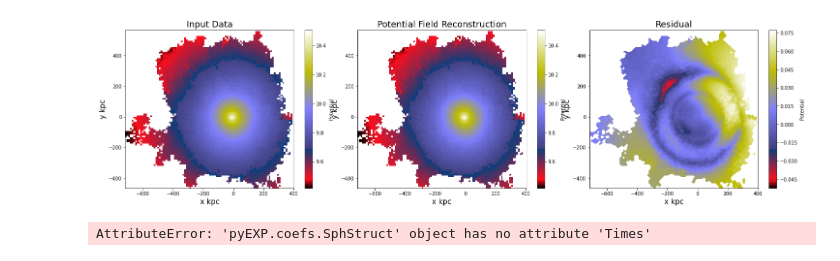
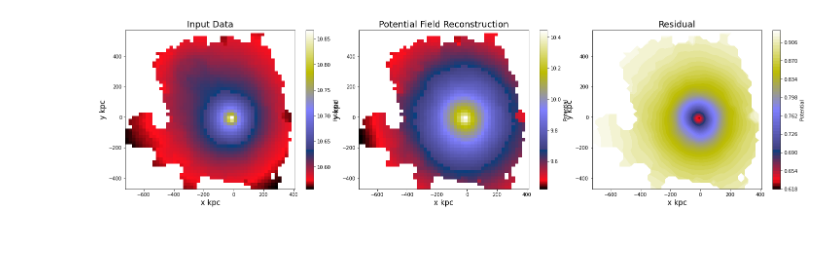
Before and after one commit to jngaravitoc/auriga-exp, a Jupyter notebook: src/TestHalo with pyEXP.ipynb, the cells around one changed output. Cells and saved outputs as stored; diff of their text form; code cells hidden in the pictures.

```diff
--- a/src/TestHalo with pyEXP.ipynb
+++ b/src/TestHalo with pyEXP.ipynb
@@ -222,8 +372,8 @@ Shape= (21, 10)
-# %%
-Dmon,Dnmon,Pmon,Pnmon=[],[],[],[]
-for xi,yi,zi in pos:
-    dens0,potl0,dens,potl,fx,fy,fz = basis.getFields(x=xi,y=yi,z=zi)
-    Dmon.append(dens0)
-    Dnmon.append(dens)
-    Pmon.append(potl0)
-    Pnmon.append(potl)
+# %%
+from schwimmbad import SerialPool,MultiPool
+def GetFields(coords):
+    dens0,potl0,dens,potl,fx,fy,fz = basis.getFields(x=coords[0],y=coords[1],z=coords[2])
+    return dens0,dens,potl0,potl
+
+pool = SerialPool()
+Fields = np.array(list(pool.map(GetFields, pos )))
@@ -230,8 +388,14 @@ for xi,yi,zi in pos:
 # %%
-den0, den1,pot0,pot1 = np.array(Dmon),np.array(Dnmon),np.array(Pmon),np.array(Pnmon)
+den0, den1,pot0,pot1 = np.array(Fields[:,0]),np.array(Fields[:,1]),np.array(Fields[:,2]),np.array(Fields[:,3])
 # %%
-Npx=100
-Hden,Hpot,Hpotmed = np.zeros((Npx,Npx)),np.zeros((Npx,Npx)),np.zeros((Npx,Npx))
+Npx=50
+
+#potdm = DatDM['pot']
+#pos = DatDM['pos'] #part_rot[not_in_subs]
+#mass = DatDM['mass']  #part['dark']['mass'][not_in_subs]
+#rr = np.sqrt(pos[:,0]**2 + pos[:,1]**2 + pos[:,2]**2)
+
+Hden,Hpot,Hpotmed,Hpotmed_ = np.zeros((Npx,Npx)),np.zeros((Npx,Npx)),np.zeros((Npx,Npx)),np.zeros((Npx,Npx))
 den_mon,den_nonmon = np.zeros((Npx,Npx)),np.zeros((Npx,Npx))
 pot_mon,pot_nonmon = np.zeros((Npx,Npx)),np.zeros((Npx,Npx))
 xb,yb=np.linspace(pos[:,0].min(), pos[:,0].max(),Npx),np.linspace(pos[:,1].min(), pos[:,1].max(),Npx)
@@ -246,6 +410,7 @@ Pot_au=  ((-mbacc/rb) - (np.sum(mb/rb)-np.cumsum(mb/rb)))[rbord1]
 
 for j in range(yb.size -1):
     for i in range(xb.size-1):
+        la.PrintPercent((Npx*j)+i,Npx**2)
         sel = (xb[i]<=pos[:,0])&(pos[:,0]<=xb[i+1]) & (yb[j]<=pos[:,1])&(pos[:,1]<=yb[j+1])
         if len(pos[:,2][sel])>0:
             dz = np.nanmax(pos[:,2][sel])-np.nanmin(pos[:,2][sel])
@@ -254,5 +419,6 @@ for j in range(yb.size -1):
 
             Hpot[j][i] = np.sum(Pot_au[sel])/(dx*dy*dz)#potdm
             Hpotmed[j][i] = np.median(Pot_au[sel])#potdm
+            Hpotmed_[j][i] = np.median(potdm[sel]/G_)#potdm
             pot_mon[j][i],pot_nonmon[j][i]=np.median(pot0[sel]),np.median(pot1[sel])
         else: pass
@@ -259,45 +447,41 @@ for j in range(yb.size -1):
 # %%
 km2kpc=3.24078e-17
+G= 6.674*1e-11 #m3⋅kg−1⋅s−2
+m2kpc, kg2Msun = 3.2408*1e-20,5e-31
+G=G*(m2kpc**3) /kg2Msun # kpc3 Msun-1 s-2
+mask=Hpotmed_/Hpotmed_
 
-Hpot_= np.log10(np.abs( Hpotmed))#* (rbins[-1]/(G*Macc[-1]) )    ))
+Hpot_= np.log10(np.abs( Hpotmed_))#* (rb[-1]/(mbacc[-1]) )    ))
 
 fig, ax = plt.subplots(1, 3, figsize=(25,6))
 extent = xb.min(),xb.max(),yb.min(),yb.max()
 im = ax[0].imshow(Hpot_,extent=extent,aspect='auto',origin='lower',interpolation='none',cmap='gist_stern')
 plt.colorbar(im, ax=ax[0],label='Potential')
 #im.set_clim(7,12)
+
 ax[0].set_title('Input Data',fontsize=18)
 #*(rbins[-1]/(Macc[-1]) )
 #im2 = ax[1].contourf(xgrid, ygrid, np.log10(np.abs(den_mon + den_nonmon)),40,cmap='gist_stern')
 im2 = ax[1].imshow(np.log10(np.abs(pot_mon + pot_nonmon)),extent=extent,aspect='auto',origin='lower',interpolation='none',cmap='gist_stern')
 plt.colorbar(im2, ax=ax[1],label='Potential')
-im2.set_clim(im.get_clim()[0],im.get_clim()[1])
+#im2.set_clim(im.get_clim()[0],im.get_clim()[1])
 ax[1].set_title('Potential Field Reconstruction',fontsize=18)
 
 
-potresidual = (Hpotmed - (pot_mon + pot_nonmon))/Hpotmed
+potresidual = (Hpotmed_ - (pot_mon + pot_nonmon))/Hpotmed_
 
 #im3 = ax[2].imshow(denmask,extent=extent,aspect='auto',origin='lower',interpolation='none',cmap='gist_stern')
 im3 = ax[2].contourf(xgrid, ygrid, potresidual,50,cmap='gist_stern')
 plt.colorbar(im3, ax=ax[2],label='Potential')
 #im3.set_clim(7,12)
 for i_ in [0,1,2]:
     ax[i_].set_xlabel('x kpc',fontsize=15)
     ax[i_].set_ylabel('y kpc',fontsize=15)
 plt.subplots_adjust(wspace=0.1)
 ax[2].set_title('Residual',fontsize=18)
+plt.savefig('plots/PotEXP_Au%s.png'%str(nhalo))
 plt.show()
+
 plt.close()
 # %% [output]
-[figure, old version]
+[figure, new version]
-# %%
-times = coef.Times()[0:3]
-pmin  = [-1.0, -1.0, 0.0]
-pmax  = [ 1.0,  1.0, 0.0]
-grid  = [  40,   40,   0]
-
-fields = pyEXP.field.FieldGenerator(times, pmin, pmax, grid)
-
-surfaces = fields.slices(basis, coefs)
-# %% [output]
-AttributeError: 'pyEXP.coefs.SphStruct' object has no attribute 'Times'
```
Also changed, not shown: parts of 27 cells of this notebook, 12 other files.
